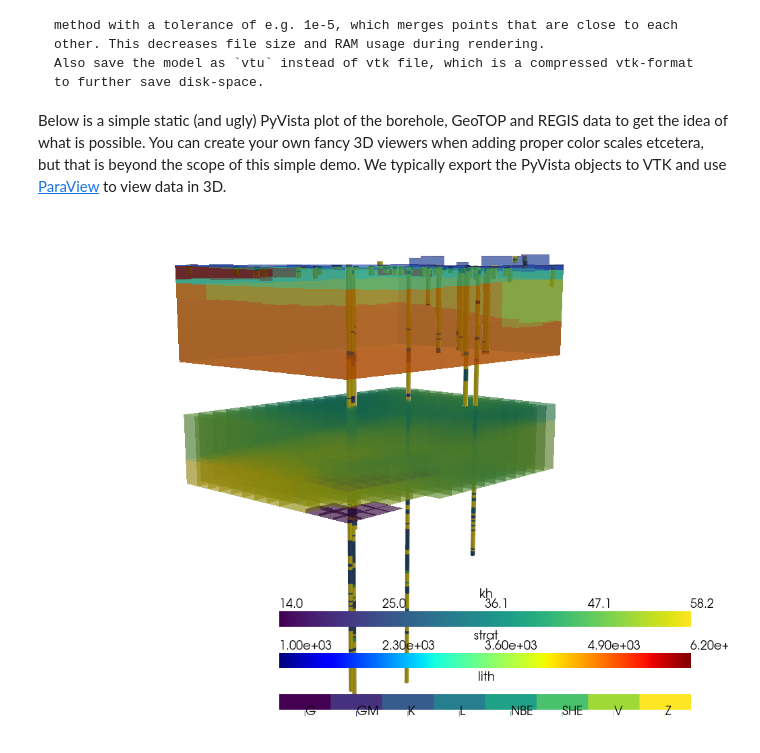
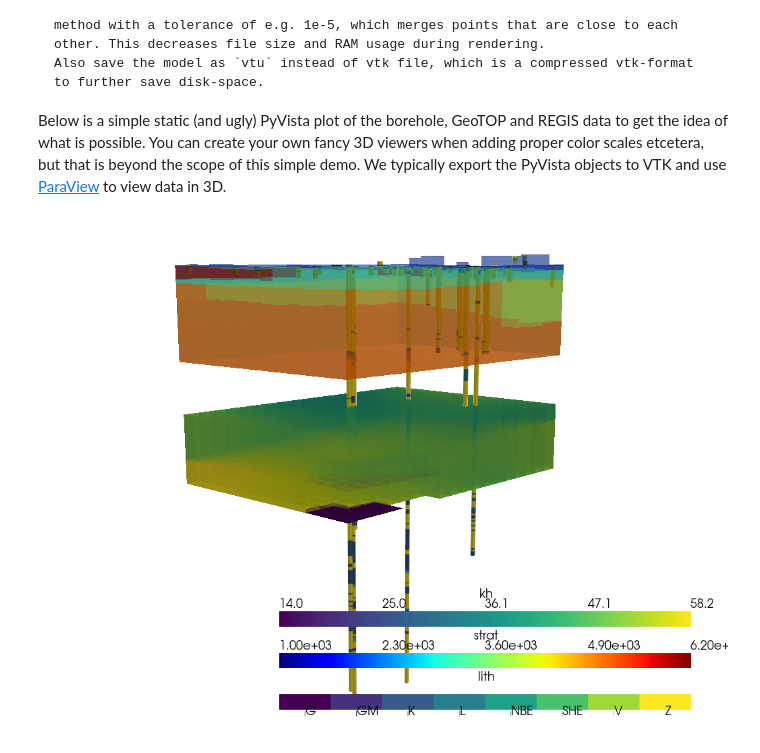
Before and after one commit to Deltares-research/geost, a Jupyter notebook: docs/examples/boreholes_geotop_3d.ipynb, the cells around one changed output. Drawn from its saved outputs; the diff is of its cells as text; code cells hidden in the pictures.

```diff
--- a/docs/examples/boreholes_geotop_3d.ipynb
+++ b/docs/examples/boreholes_geotop_3d.ipynb
@@ -150,23 +150,23 @@ to VTK and use [ParaView](https://www.paraview.org/) to view data in 3D.
 # %%
 # Create a simple 3D plot using PyVista
 plotter = pv.Plotter()
 plotter.add_mesh(boreholes_usp_pyvista, scalars="lith")
 plotter.add_mesh(
     geotop_usp_pyvista,
     opacity=0.6,
     scalars="strat",
     nan_opacity=0,
     cmap="jet",
 )
 plotter.add_mesh(
     regis_usp_pyvista,
-    opacity=0.4,
+    opacity=1,
     scalars="kh",
     nan_opacity=0,
     cmap="viridis",
 )
 plotter.set_scale(zscale=10)
 plotter.camera_position = [(144500, 459200, 0), (140400, 455400, -1200), (0, 0, 1)]
 plotter.show(jupyter_backend="static")
 # %% [output]
-[figure, old version]
+[figure, new version]
```
Also changed, not shown: parts of 2 cells of this notebook, 2 other files.
